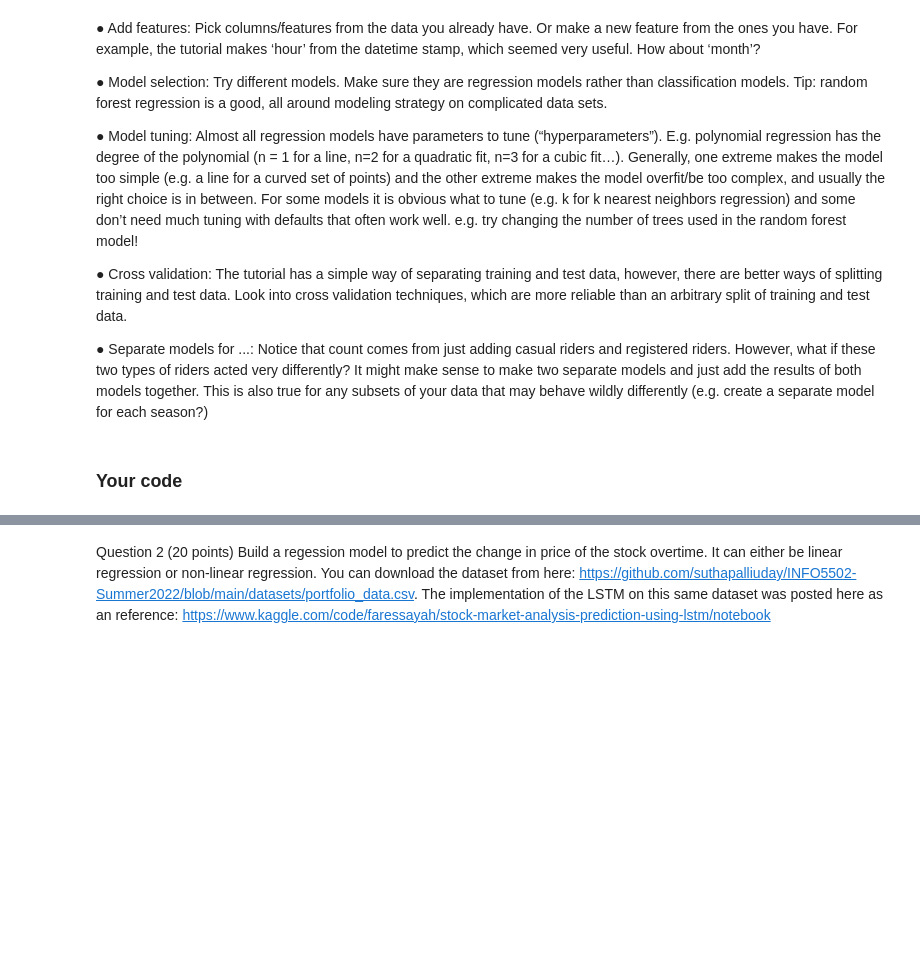
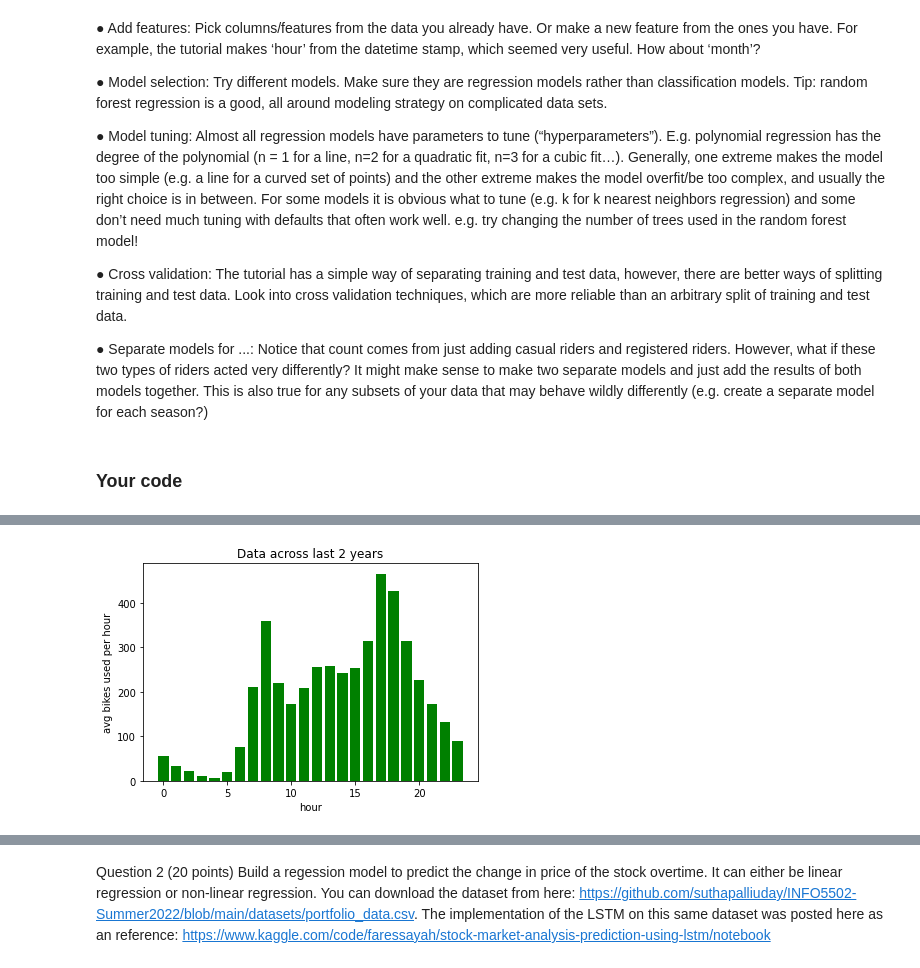
Before and after one commit to meghanagpudi/INFO-5502-Meghana, a Jupyter notebook: lab_assignment_06.ipynb, the cells around one changed output, grey strips where cells are left out. Saved outputs shown, nothing was run; the diff lists cells and outputs as text; code cells hidden in the pictures; blank space fills up the shorter version.

```diff
--- a/lab_assignment_06.ipynb
+++ b/lab_assignment_06.ipynb
@@ -110,10 +84,0 @@ data.day.value_counts()
-# %%
-import seaborn as sns
-
-plt.rcParams['figure.figsize'] = [7, 5]
-ax = sns.barplot('season', 'casual', data = data)
-plt.title("Count of casual customers in different seasons")
-plt.xlabel("Season")
-plt.ylabel("Total count of casual customers")
-plt.xticks(rotation=90)
-plt.show()
@@ -163,0 +85,17 @@ test_data
+# %%
+import pandas as pd
+import numpy as np
+import matplotlib.pyplot as plot
+
+data = "https://raw.githubusercontent.com/suthapalliuday/INFO5502-Summer2022/main/datasets/lab_assignment_06/"
+dataframe = pd.read_csv(data+'train_luc.csv', header=0)
+def data_Extraction():
+
+    dataframe['day'] = pd.DatetimeIndex(dataframe['datetime']).day
+    dataframe['month']=pd.DatetimeIndex(dataframe['datetime']).month
+    dataframe['hour']=pd.DatetimeIndex(dataframe['datetime']).hour
+    dataframe['year']=pd.DatetimeIndex(dataframe['datetime']).year
+
+    print(dataframe.head(5))
+
+data_Extraction()
@@ -163,0 +116,16 @@ test_data
+# %%
+def hour_level_usage():
+    hours = np.unique(dataframe['hour'])
+    avg_usage_per_hour = {}
+    for hour in hours:
+        df1 = dataframe.loc[dataframe['hour'] == hour]
+        avg_usage_per_hour[hour] = df1['count'].mean()
+    hours = list(avg_usage_per_hour.keys())
+    bike_usage = list(avg_usage_per_hour.values())
+    plot.xlabel("hour")
+    plot.ylabel("avg bikes used per hour")
+    plot.title("Data across last 2 years")
+    plot.bar(hours,bike_usage, color='green')
+hour_level_usage()
+# %% [output]
+[figure, added]
```
Also changed, not shown: parts of 21 cells of this notebook.
